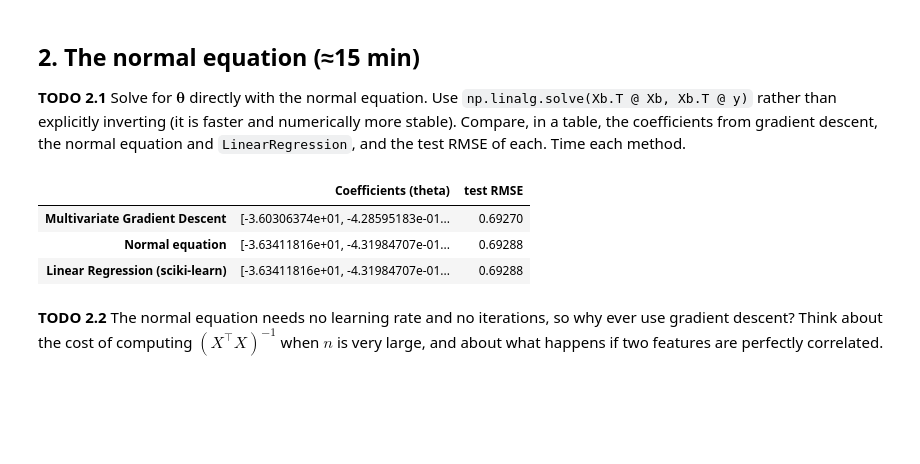
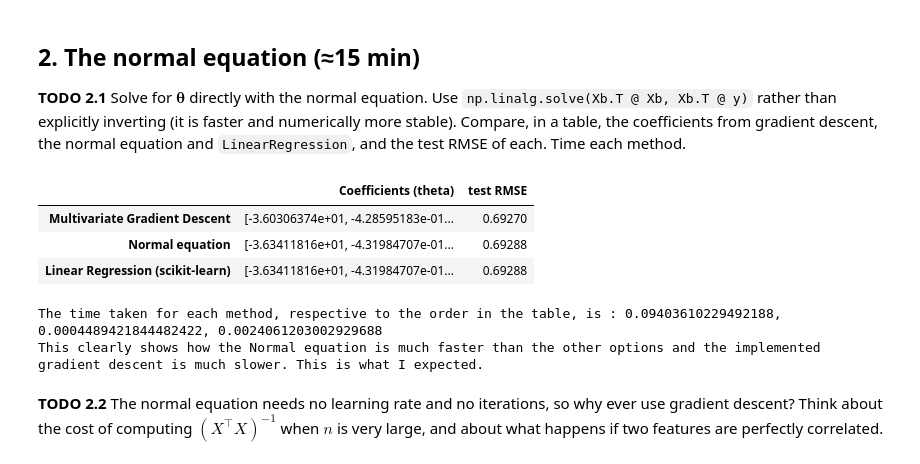
Before and after one commit to AxelTettenbornDurham/AI_lab_coursework, a Jupyter notebook: P4_multivariate_polynomial_regression.ipynb, the cells around one changed output. Saved outputs shown, nothing was run; the diff lists cells and outputs as text; code cells hidden in the pictures; blank space fills up the shorter version.

```diff
--- a/P4_multivariate_polynomial_regression.ipynb
+++ b/P4_multivariate_polynomial_regression.ipynb
@@ -112,45 +112,58 @@ more stable). Compare, in a table, the coefficients from gradient descent, the n
 `LinearRegression`, and the test RMSE of each. Time each method.
 # %%
 # Normal equation method
+t1 = time.time()
 theta_NM = np.linalg.solve(Xb.T @ Xb, Xb.T @ y_tr)
 
 y_p_NM = add_bias(X_te) @ theta_NM
+t2 = time.time()
+t_NM = t2 - t1
 rmse_NM = np.sqrt(np.mean((y_p_NM-y_te)**2))
 
 # Scikit-learn method
 model = LinearRegression()
+t1 = time.time()
 model.fit(add_bias(X_tr), y_tr)
 
 y_p_SC = model.predict(add_bias(X_te))
 theta_SC = model.coef_
 theta_SC[0] = model.intercept_
+t2 = time.time()
+t_SC = t2 - t1
 rmse_SC = np.sqrt(np.mean((y_p_SC-y_te)**2))
 
 # Creating comparison table
 m,s = np.mean(X_tr, axis=0), np.std(X_tr, axis=0)
 st_X_tr = (X_tr - m)/s
 st_X_te = (X_te - m)/s
+t1 = time.time()
 theta, hist = gradient_descent(add_bias(st_X_tr), y_tr)
 
 y_p_GD = add_bias(st_X_te) @ theta
+t2 = time.time()
+t_GD = t2 - t1
 rmse_GD = np.sqrt(np.mean((y_p_GD-y_te)**2))
 theta_GD = np.empty_like(theta)
 theta_GD[1:] = (theta[1:])/s
 theta_GD[0] = theta[0] - np.sum((m/s)*theta[1:])
 
 pd.set_option("display.width", None)
 pd.set_option("display.max_colwidth", None)
 compTable = pd.DataFrame(np.array([
     [np.array2string(theta_GD, separator=', ').replace("\n", ""), f"{rmse_GD:.5f}"],
     [np.array2string(theta_NM, separator=', ').replace("\n", ""), f"{rmse_NM:.5f}"],
     [np.array2string(theta_SC, separator=', ').replace("\n", ""), f"{rmse_SC:.5f}"]
-    ]), columns=np.array(["Coefficients (theta)", "test RMSE"]), index=np.array(["Multivariate Gradient Descent", "Normal equation", "Linear Regression (sciki-learn)"]))
+    ]), columns=np.array(["Coefficients (theta)", "test RMSE"]), index=np.array(["Multivariate Gradient Descent", "Normal equation", "Linear Regression (scikit-learn)"]))
 display(compTable)
+print(f"The time taken for each method, respective to the order in the table, is : {t_GD}, {t_NM}, {t_SC}")
+print("This clearly shows how the Normal equation is much faster than the other options and the implemented gradient descent is much slower. This is what I expected.")
 # %% [output]
 |  | Coefficients (theta) | test RMSE |
 | Multivariate Gradient Descent | [-3.60306374e+01, -4.28595183e-01... | 0.69270 |
 | Normal equation | [-3.63411816e+01, -4.31984707e-01... | 0.69288 |
-| Linear Regression (sciki-learn) | [-3.63411816e+01, -4.31984707e-01... | 0.69288 |
+| Linear Regression (scikit-learn) | [-3.63411816e+01, -4.31984707e-01... | 0.69288 |
+The time taken for each method, respective to the order in the table, is : 0.09403610229492188, 0.0004489421844482422, 0.0024061203002929688
+This clearly shows how the Normal equation is much faster than the other options and the implemented gradient descent is much slower. This is what I expected.
 # %% [markdown]
 **TODO 2.2** The normal equation needs no learning rate and no iterations, so why ever use gradient
 descent? Think about the cost of computing $(X^\top X)^{-1}$ when $n$ is very large, and about
```
Also changed, not shown: parts of 3 cells of this notebook, 1 other file.
